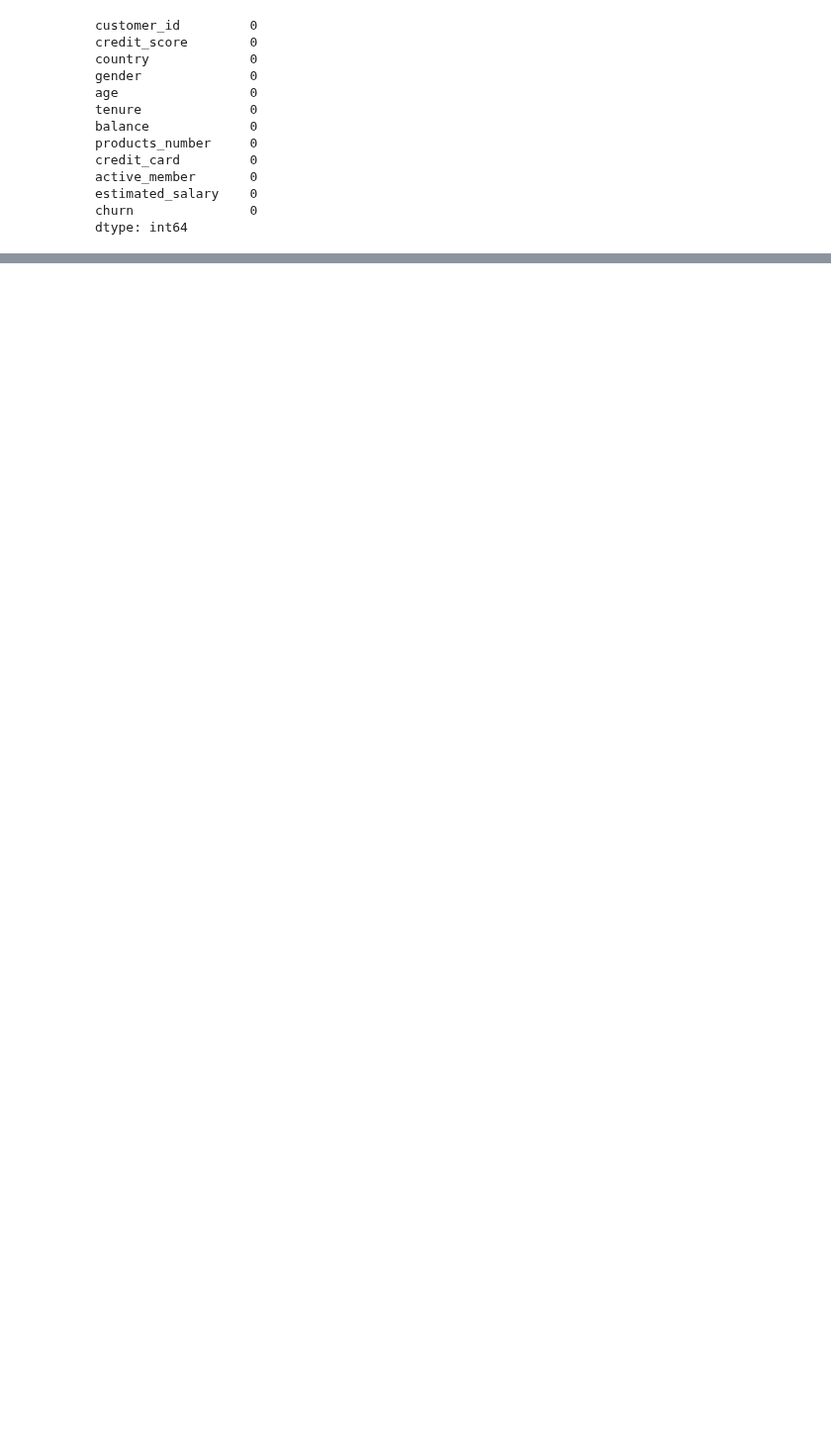
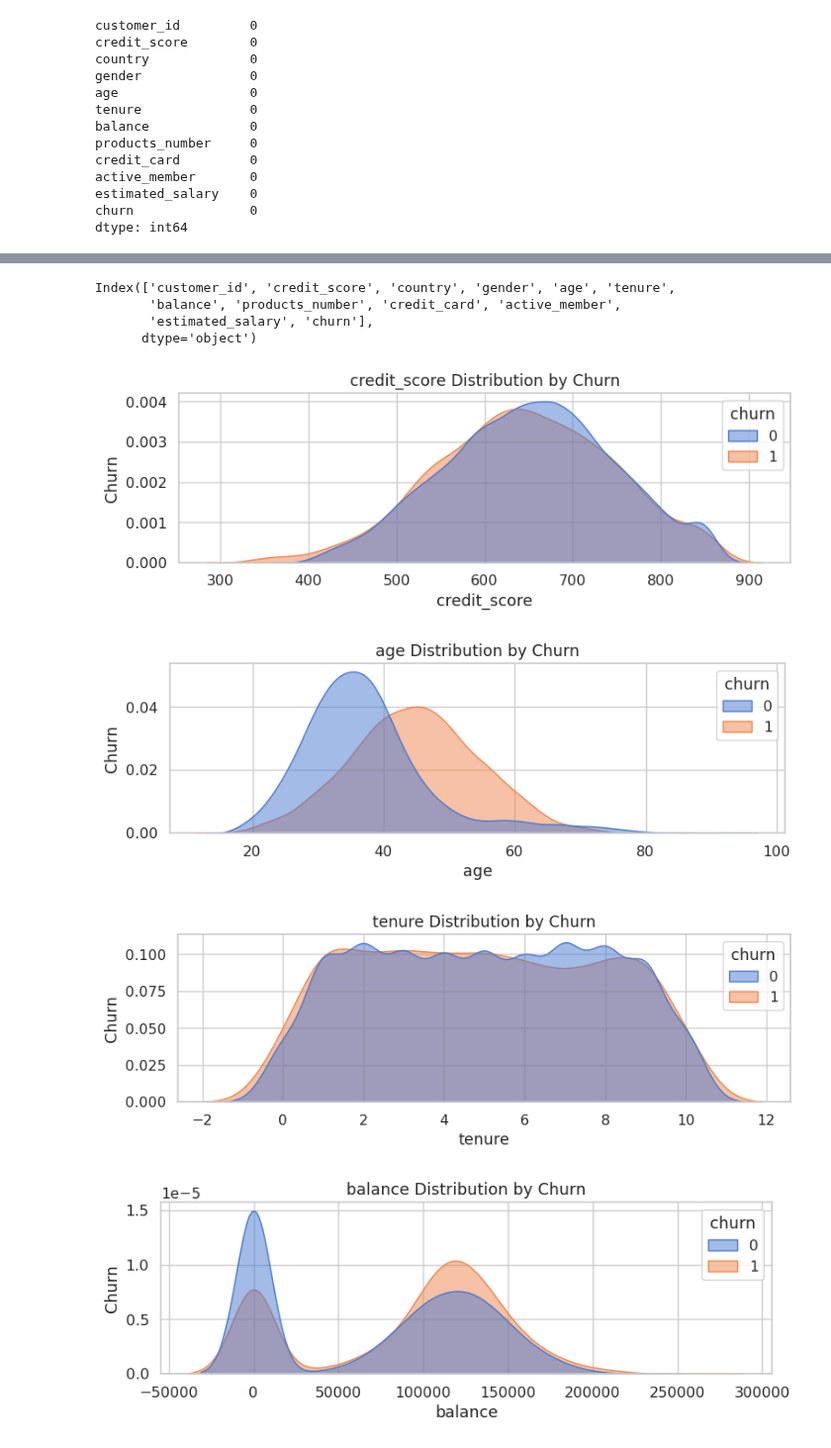
Before and after one commit to mmiskatul/Customer-Churn-prediction, a Jupyter notebook: Analysic-data.ipynb, the cells around one changed output, grey strips where cells are left out. Shown at 99% size. Drawn from its saved outputs; the diff is of its cells as text; code cells hidden in the pictures; blank space fills up the shorter version.

Commit message:
data visualization base on Customer Churn using Seaborn

```diff
--- a/Analysic-data.ipynb
+++ b/Analysic-data.ipynb
@@ -97,0 +114,24 @@ dtype: int64
+# %%
+df.columns
+# %% [output]
+Index(['customer_id', 'credit_score', 'country', 'gender', 'age', 'tenure',
+       'balance', 'products_number', 'credit_card', 'active_member',
+       'estimated_salary', 'churn'],
+      dtype='object')
+# %%
+num_cols =["credit_score","age","tenure","balance","products_number","estimated_salary"]
+
+# ---- Distrution plots
+for col in num_cols:
+    plt.figure(figsize=(8,3))
+    sns.kdeplot(data=df,x=col,hue='churn',fill=True,common_norm=False,alpha=0.5)
+    plt.title(f"{col} Distribution by Churn")
+    plt.xlabel(f"{col}")
+    plt.ylabel('Churn')
+    plt.tight_layout()
+    plt.show()
+# %% [output]
+[figure, added]
+[figure, added]
+[figure, added]
+[figure, added]
```
Also changed, not shown: parts of 4 cells of this notebook.
